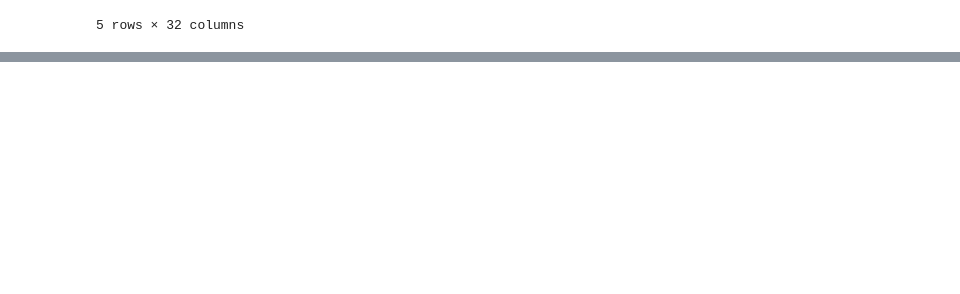
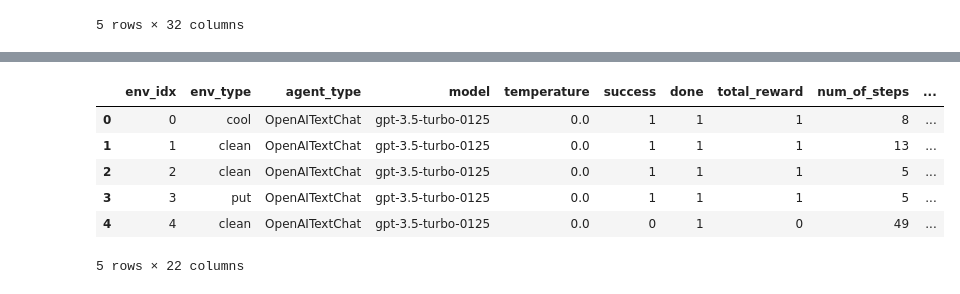
Before and after one commit to ai-nikolai/LLamp, a Jupyter notebook: playgrounds/analysis_alfworld_eval_notebook.ipynb, the cells around one changed output, grey strips where cells are left out. Cells and saved outputs as stored; diff of their text form; code cells hidden in the pictures; blank space fills up the shorter version.

```diff
--- a/playgrounds/analysis_alfworld_eval_notebook.ipynb
+++ b/playgrounds/analysis_alfworld_eval_notebook.ipynb
@@ -543,0 +575,11 @@ x.head()
+# %%
+new_eval = load_data("v2_1_eval_0-135",collect_results=True)
+new_eval.head()
+# %% [output]
+|  | env_idx | env_type | agent_type | model | temperature | success | done | total_reward | num_of_steps | ... |
+| 0 | 0 | cool | OpenAITextChat | gpt-3.5-turbo-0125 | 0.0 | 1 | 1 | 1 | 8 | ... |
+| 1 | 1 | clean | OpenAITextChat | gpt-3.5-turbo-0125 | 0.0 | 1 | 1 | 1 | 13 | ... |
+| 2 | 2 | clean | OpenAITextChat | gpt-3.5-turbo-0125 | 0.0 | 1 | 1 | 1 | 5 | ... |
+| 3 | 3 | put | OpenAITextChat | gpt-3.5-turbo-0125 | 0.0 | 1 | 1 | 1 | 5 | ... |
+| 4 | 4 | clean | OpenAITextChat | gpt-3.5-turbo-0125 | 0.0 | 0 | 1 | 0 | 49 | ... |
+5 rows × 22 columns
```
Also changed, not shown: parts of 12 cells of this notebook, 3 other files.
